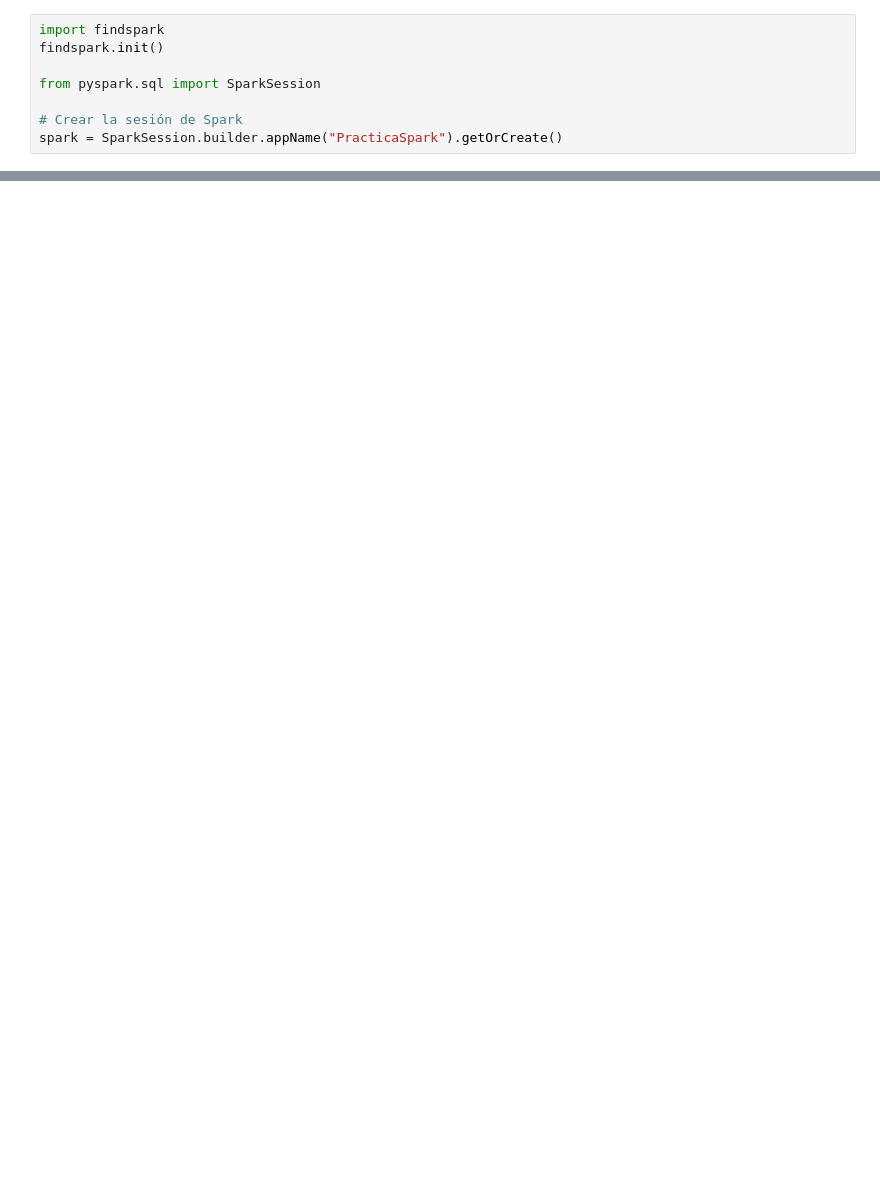
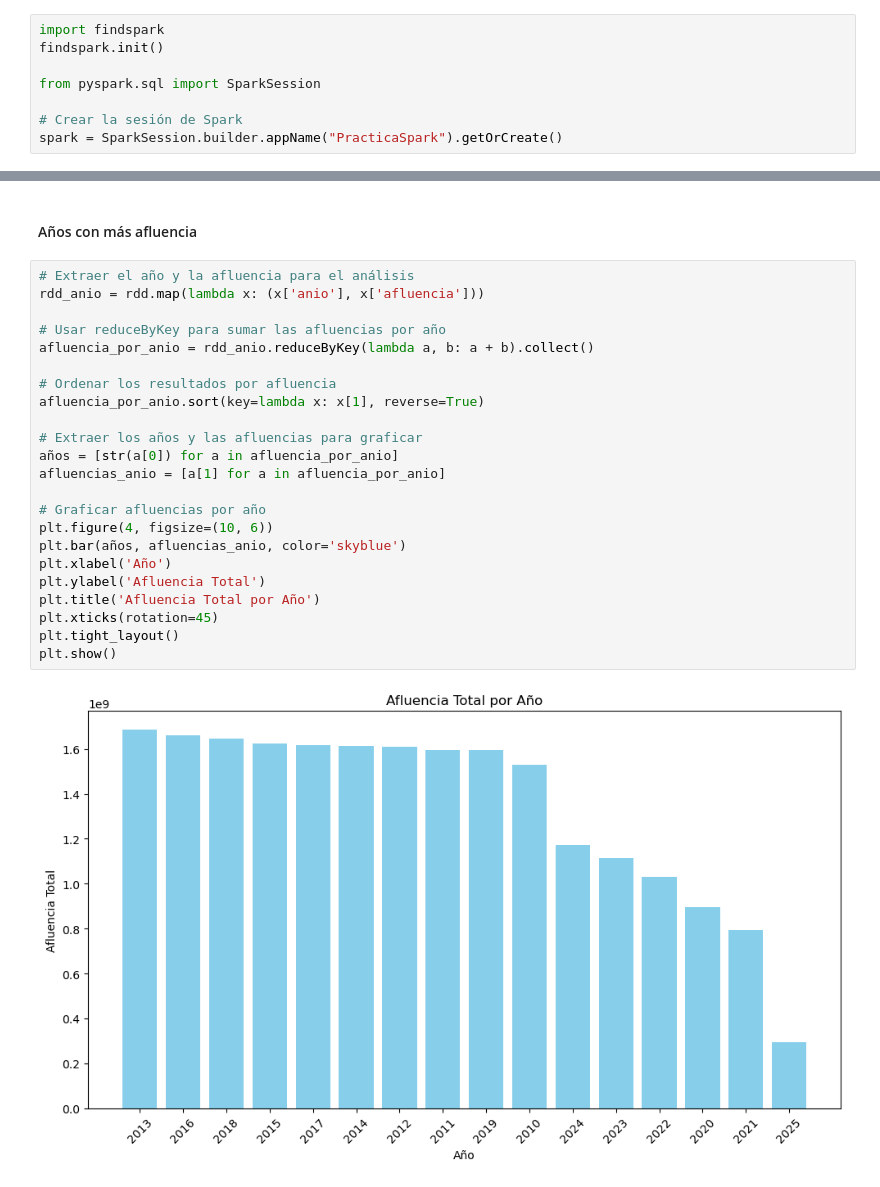
Before and after one commit to im-krizox/practica-spark, a Jupyter notebook: src/practica.ipynb, the cells around one changed output, grey strips where cells are left out. Drawn from its saved outputs; the diff is of its cells as text; blank space fills up the shorter version.

```diff
--- a/src/practica.ipynb
+++ b/src/practica.ipynb
@@ -42,0 +188,27 @@ Número de filas: 1085955
+# %% [markdown]
+#### Años con más afluencia
+# %%
+# Extraer el año y la afluencia para el análisis
+rdd_anio = rdd.map(lambda x: (x['anio'], x['afluencia']))
+
+# Usar reduceByKey para sumar las afluencias por año
+afluencia_por_anio = rdd_anio.reduceByKey(lambda a, b: a + b).collect()
+
+# Ordenar los resultados por afluencia
+afluencia_por_anio.sort(key=lambda x: x[1], reverse=True)
+
+# Extraer los años y las afluencias para graficar
+años = [str(a[0]) for a in afluencia_por_anio]
+afluencias_anio = [a[1] for a in afluencia_por_anio]
+
+# Graficar afluencias por año
+plt.figure(4, figsize=(10, 6))
+plt.bar(años, afluencias_anio, color='skyblue')
+plt.xlabel('Año')
+plt.ylabel('Afluencia Total')
+plt.title('Afluencia Total por Año')
+plt.xticks(rotation=45)
+plt.tight_layout()
+plt.show()
+# %% [output]
+[figure, added]
```
Also changed, not shown: parts of 19 cells of this notebook.
